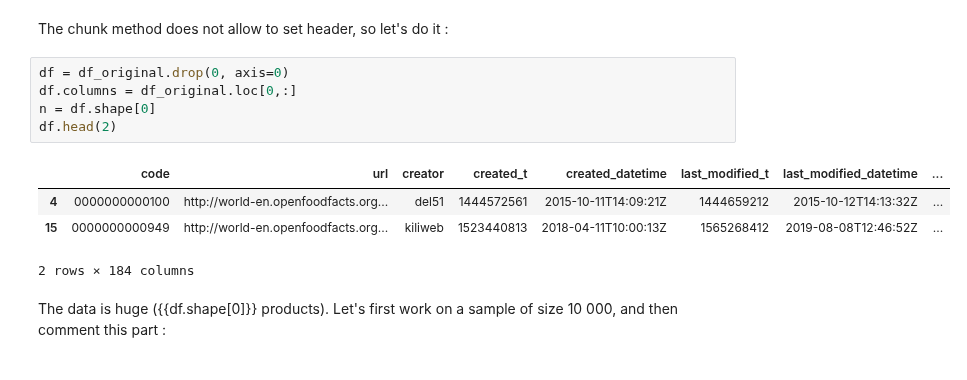
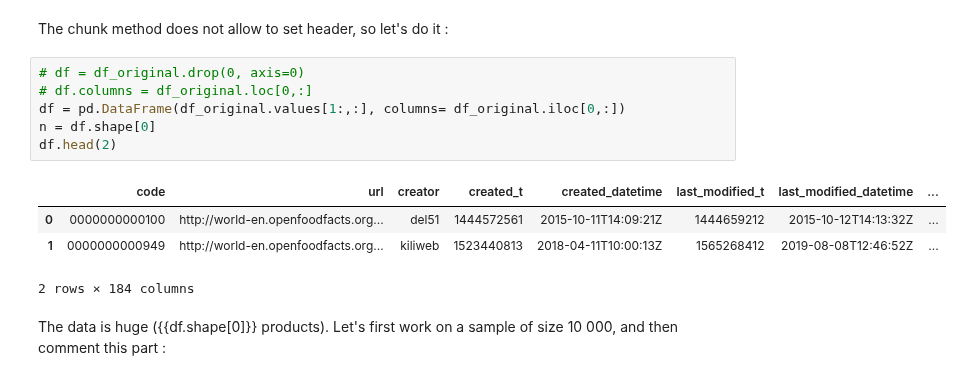
Before and after one commit to ClaireGayral/formation_openclassroom, a Jupyter notebook: P2_gayral_claire/nettoyage_data.ipynb, the cells around one changed output. Cells and saved outputs as stored; diff of their text form.

```diff
--- a/P2_gayral_claire/nettoyage_data.ipynb
+++ b/P2_gayral_claire/nettoyage_data.ipynb
@@ -70,14 +70,15 @@ Number of product selected :  646577
 # %% [markdown]
 The chunk method does not allow to set header, so let's do it :
 # %%
-df = df_original.drop(0, axis=0)
-df.columns = df_original.loc[0,:]
+# df = df_original.drop(0, axis=0)
+# df.columns = df_original.loc[0,:]
+df = pd.DataFrame(df_original.values[1:,:], columns= df_original.iloc[0,:])
 n = df.shape[0]
 df.head(2)
 # %% [output]
 |  | code | url | creator | created_t | created_datetime | last_modified_t | last_modified_datetime | ... |
-| 4 | 0000000000100 | http://world-en.openfoodfacts.org... | del51 | 1444572561 | 2015-10-11T14:09:21Z | 1444659212 | 2015-10-12T14:13:32Z | ... |
-| 15 | 0000000000949 | http://world-en.openfoodfacts.org... | kiliweb | 1523440813 | 2018-04-11T10:00:13Z | 1565268412 | 2019-08-08T12:46:52Z | ... |
+| 0 | 0000000000100 | http://world-en.openfoodfacts.org... | del51 | 1444572561 | 2015-10-11T14:09:21Z | 1444659212 | 2015-10-12T14:13:32Z | ... |
+| 1 | 0000000000949 | http://world-en.openfoodfacts.org... | kiliweb | 1523440813 | 2018-04-11T10:00:13Z | 1565268412 | 2019-08-08T12:46:52Z | ... |
 2 rows × 184 columns
 # %% [markdown]
 The data is huge ({{df.shape[0]}} products).
```
Also changed, not shown: parts of 30 cells of this notebook.
